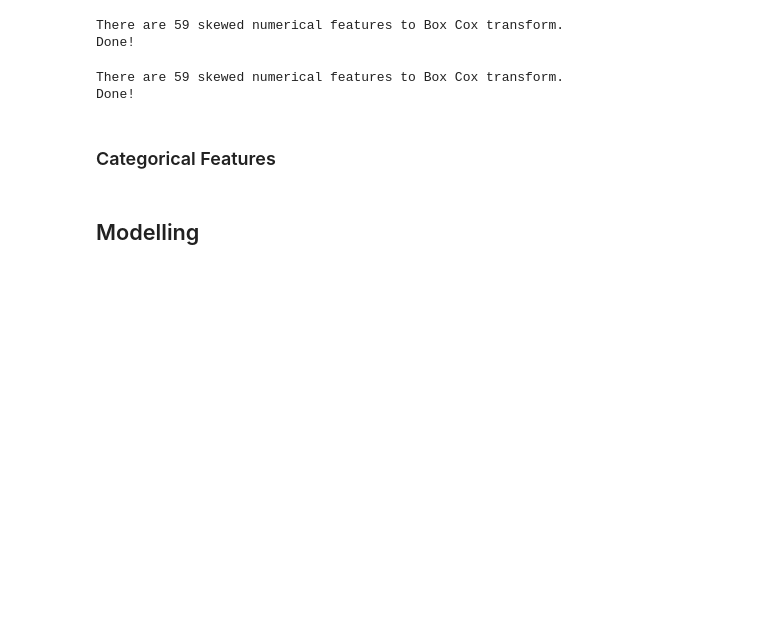
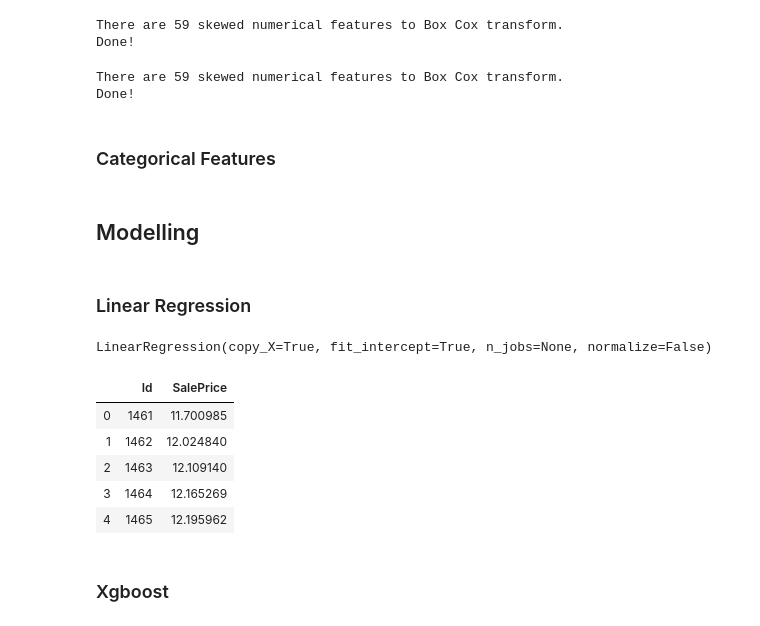
Before and after one commit to albertorekena/house-prices, a Jupyter notebook: House-Prices.ipynb, the cells around one changed output. Saved outputs shown, nothing was run; the diff lists cells and outputs as text; code cells hidden in the pictures; blank space fills up the shorter version.

```diff
--- a/House-Prices.ipynb
+++ b/House-Prices.ipynb
@@ -310,6 +316,10 @@ df_train = df_all_data[:ntrain]
 df_test = df_all_data[ntrain:]
 # %% [markdown]
 ## Modelling
+# %%
+X_train = np.array(df_train)
+y_train = np.array(y)
+X_test = np.array(df_test)
 # %%
 n_folds = 5
 
@@ -319 +329,24 @@ def rmsle_cv(model):
     return(rmse)
+# %% [markdown]
+### Linear Regression
+# %%
+model = LinearRegression()
+model.fit(X_train,y_train)
+# %% [output]
+LinearRegression(copy_X=True, fit_intercept=True, n_jobs=None, normalize=False)
+# %%
+y_pred = model.predict(X_test)
+
+df_submission = pd.DataFrame({
+    'Id': Id,
+    'SalePrice': y_pred
+    })
+
+df_submission.head()
+# %% [output]
+|  | Id | SalePrice |
+| 0 | 1461 | 11.700985 |
+| 1 | 1462 | 12.024840 |
+| 2 | 1463 | 12.109140 |
+| 3 | 1464 | 12.165269 |
+| 4 | 1465 | 12.195962 |
@@ -319,0 +355,2 @@ def rmsle_cv(model):
+# %% [markdown]
+### Xgboost
```
Also changed, not shown: parts of 6 cells of this notebook.
